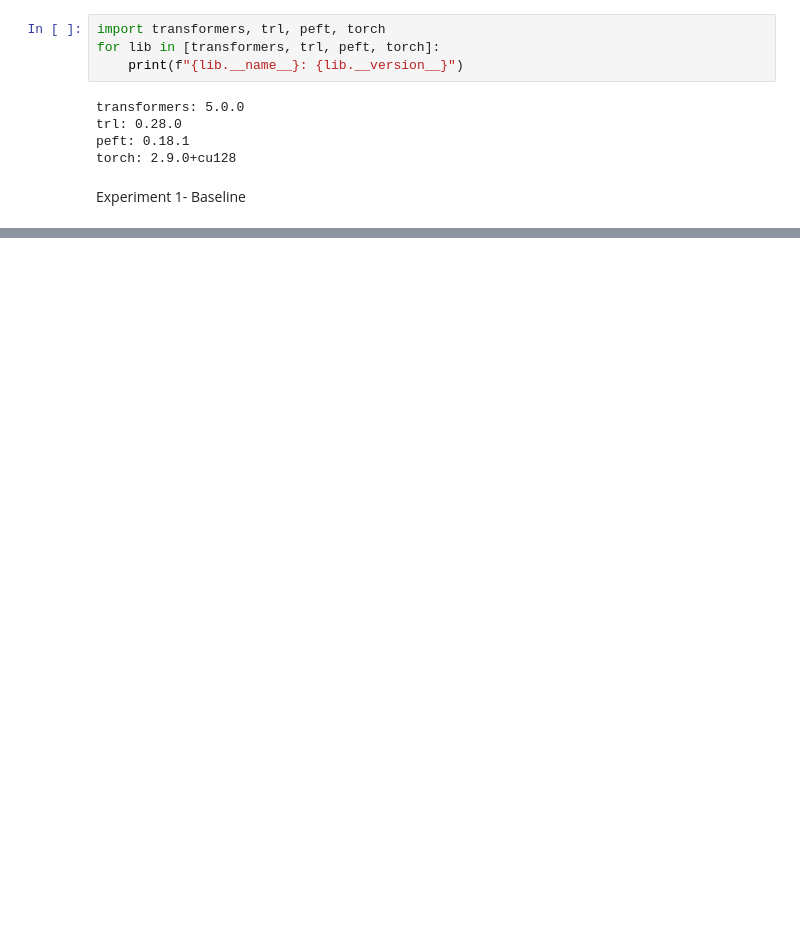
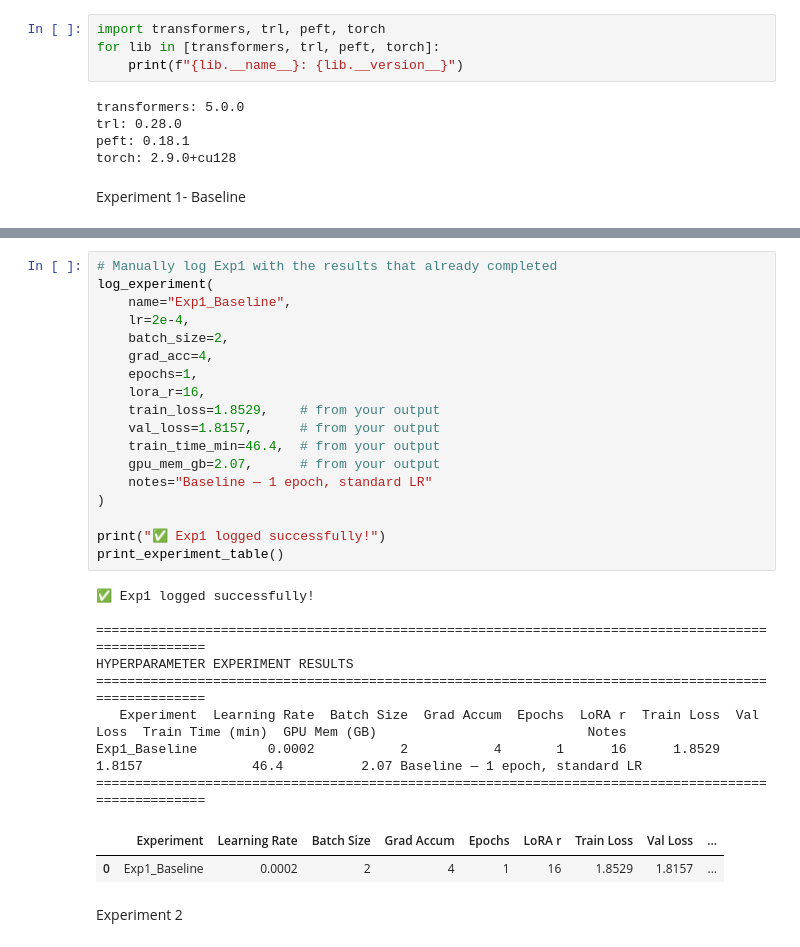
Before and after one commit to ICYEZAGATORE/Fine-Tuning-LLM, a Jupyter notebook: finetuning.ipynb, the cells around one changed output, grey strips where cells are left out. Drawn from its saved outputs; the diff is of its cells as text; blank space fills up the shorter version.

```diff
--- a/finetuning.ipynb
+++ b/finetuning.ipynb
@@ -666,3 +697,34 @@ The tokenizer has new PAD/BOS/EOS tokens that differ from the model config and g
+# %%
+# Manually log Exp1 with the results that already completed
+log_experiment(
+    name="Exp1_Baseline",
+    lr=2e-4,
+    batch_size=2,
+    grad_acc=4,
+    epochs=1,
+    lora_r=16,
+    train_loss=1.8529,    # from your output
+    val_loss=1.8157,      # from your output
+    train_time_min=46.4,  # from your output
+    gpu_mem_gb=2.07,      # from your output
+    notes="Baseline — 1 epoch, standard LR"
+)
+
+print("✅ Exp1 logged successfully!")
+print_experiment_table()
+# %% [output]
+✅ Exp1 logged successfully!
+
+====================================================================================================
+HYPERPARAMETER EXPERIMENT RESULTS
+====================================================================================================
+   Experiment  Learning Rate  Batch Size  Grad Accum  Epochs  LoRA r  Train Loss  Val Loss  Train Time (min)  GPU Mem (GB)                           Notes
+Exp1_Baseline         0.0002           2           4       1      16      1.8529    1.8157              46.4          2.07 Baseline — 1 epoch, standard LR
+====================================================================================================
+|  | Experiment | Learning Rate | Batch Size | Grad Accum | Epochs | LoRA r | Train Loss | Val Loss | ... |
+| 0 | Exp1_Baseline | 0.0002 | 2 | 4 | 1 | 16 | 1.8529 | 1.8157 | ... |
+# %% [markdown]
+Experiment 2
 # %%
 trainer2, tl2, vl2, time2, mem2 = run_training_experiment(
     experiment_name             = "Exp2_LowerLR",
```
Also changed, not shown: parts of 35 cells of this notebook.
